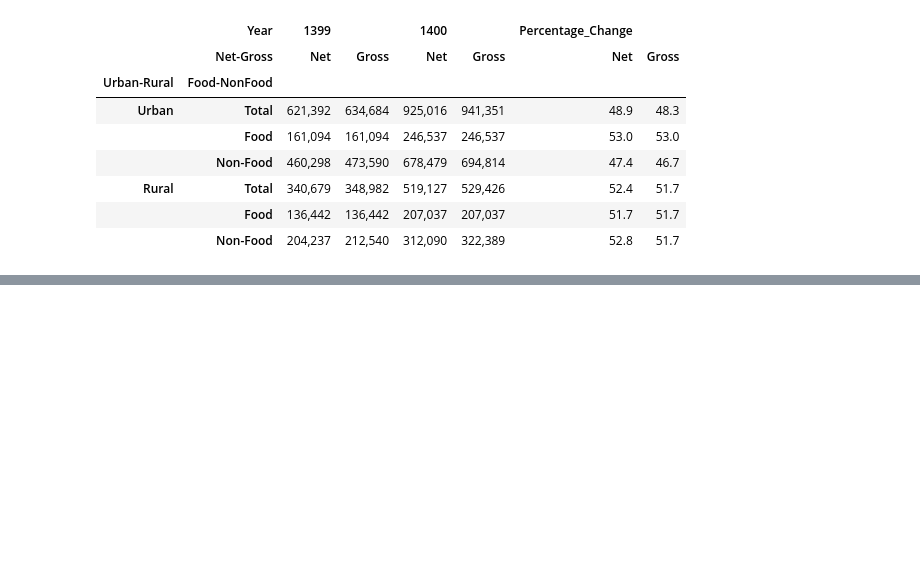
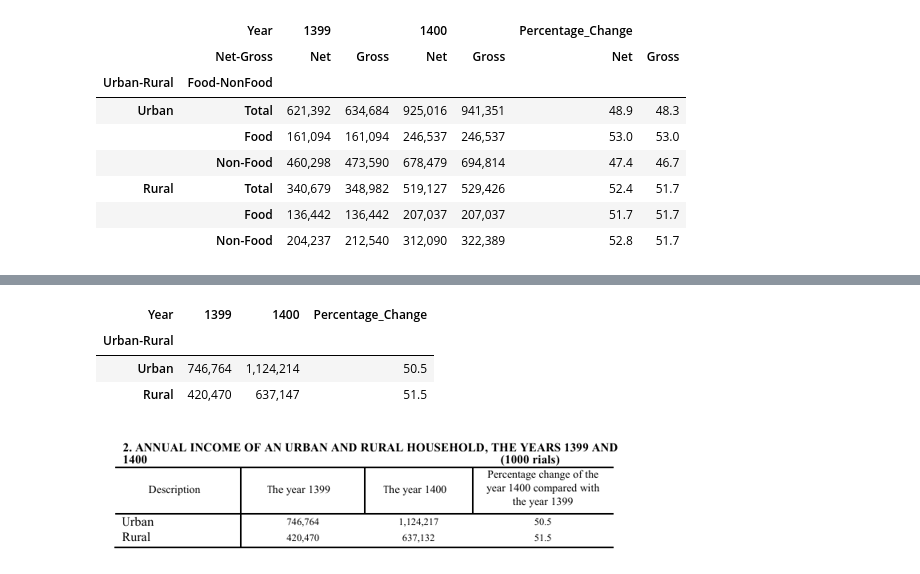
Before and after one commit to Iran-Open-Data/HBSIR_OLD, a Jupyter notebook: examples/ISC/1400/summery-results.ipynb, the cells around one changed output, grey strips where cells are left out. Cells and saved outputs as stored; diff of their text form; code cells hidden in the pictures; blank space fills up the shorter version.

```diff
--- a/examples/ISC/1400/summery-results.ipynb
+++ b/examples/ISC/1400/summery-results.ipynb
@@ -172,0 +198,8 @@ display(final_image, final_df)
+# %%
+total_income = (
+    hbsir.load_table("Total_Income", years=[1399, 1400])
+    .hbsir.add_attribute(attribute_name="Urban-Rural")
+    .hbsir.add_weight()
+    .assign(Weighted_Income=lambda t: t.eval("Income * Weight"))
+)
+total_income.head()
@@ -172,0 +213,21 @@ display(final_image, final_df)
+# %%
+final_table = (
+    total_income.groupby(["Year", "Urban-Rural"])[["Weighted_Income", "Weight"]]
+    .sum()
+    .assign(Weighted_Mean=lambda t: t.eval("Weighted_Income / Weight"))
+    .loc[:, ["Weighted_Mean"]]
+    .div(1000)
+    .unstack(0)
+    .droplevel(0, axis="columns")
+    .sort_index(ascending=False)
+    .assign(Percentage_Change=lambda t: (t[1400] / t[1399] * 100) - 100)
+    .style.format("{:,.0f}", subset=[1399, 1400])
+    .format("{:,.1f}", subset=["Percentage_Change"])
+)
+display(final_table, final_image)
+# %% [output]
+| Year | 1399 | 1400 | Percentage_Change |
+| Urban-Rural |  |  |  |
+| Urban | 746,764 | 1,124,214 | 50.5 |
+| Rural | 420,470 | 637,147 | 51.5 |
+[figure, added]
```
Also changed, not shown: parts of 12 cells of this notebook.
